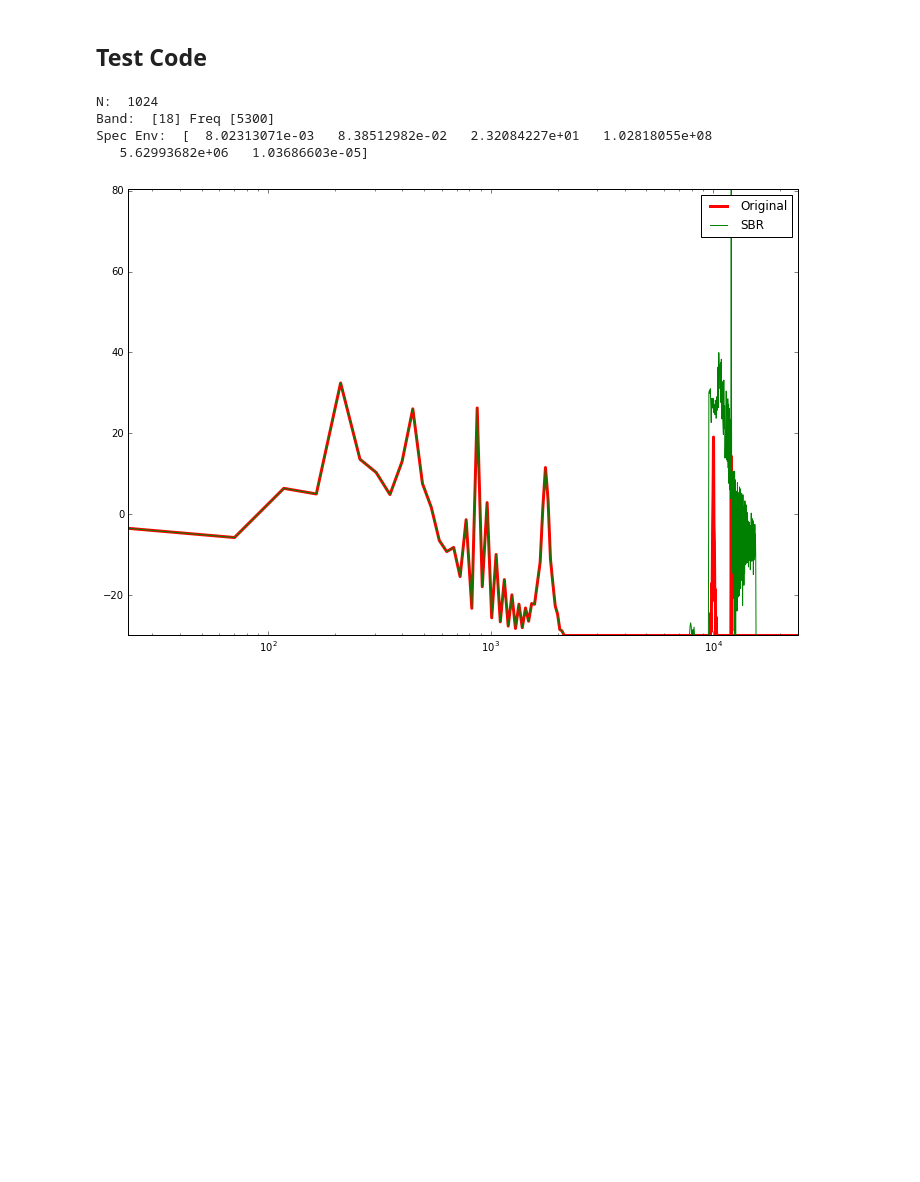
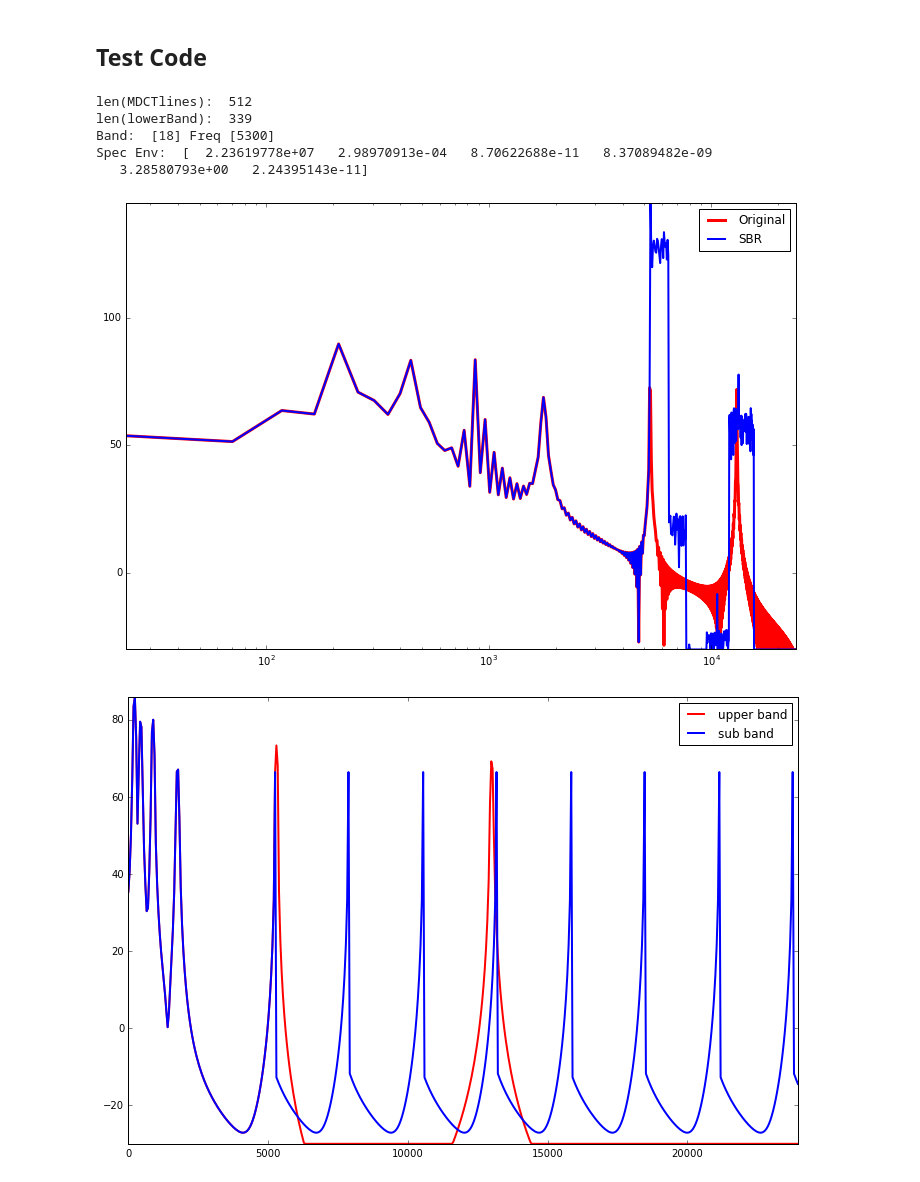
Before and after one commit to nickgang/ccrmac, a Jupyter notebook: baseCoder/SBR.ipynb, the cells around one changed output. Saved outputs shown, nothing was run; the diff lists cells and outputs as text; code cells hidden in the pictures; blank space fills up the shorter version.

Commit message:
Fixing SBR problem with spectral envelope calculation and multiple band replications

```diff
--- a/baseCoder/SBR.ipynb
+++ b/baseCoder/SBR.ipynb
@@ -17,12 +17,12 @@ def calcSpecEnv(data,cutoff,fs,hfRecType=2):
     # fs:        Sampling rate in Hz
     # hfRecType: 1 for full subband, 2 for altered subband that repeats top half
     N = data.size
-    print 'N: ',N
     freqVec = np.arange(0,fs/2,fs/float(N)) # Vector of FFT bin frequencies
     Xn = np.fft.fft(w.HanningWindow(data),N)
     hannWin = (1/float(N))*np.sum(np.power(w.HanningWindow(np.ones_like(data)),2)) # Get avg pow of hann window
     XnI = (4/(np.power(N,2)*hannWin))*(np.power(np.abs(Xn),2)) # Compute values of FFT intensity
     # Transpose down top half of subband if we're using altered alg
+    XnI = XnI[0:N/2]
     cutBin = freqToBinFFT(N,cutoff,fs)
     subBand = np.array(XnI[0:cutBin],copy=True)
     if hfRecType==2:
@@ -49,15 +49,25 @@ def calcSpecEnv(data,cutoff,fs,hfRecType=2):
     nHfBands = len(bandLimits)-cutBand # How many bands will be reconstructed
     specEnv = np.zeros(nHfBands-1)
 
+    recBand = np.append(XnI[0:cutBin],subBand)
     for i in range(nHfBands-1):
         bandLines = np.intersect1d(np.argwhere(freqVec>bandLimits[cutBand+i]),\
                                    np.argwhere(freqVec<=bandLimits[cutBand+i+1]))
         highMean = np.mean(XnI[bandLines])
-        subSlice = subBand[i*len(bandLines):(i+1)*len(bandLines)]
+        subSlice = recBand[bandLines]
         subMean = np.mean(subSlice)
         # Spec Env is ratio of avg intensity in each hi-freq critical band to corresponding sub band
         specEnv[i]=highMean/subMean
     specEnv[np.nonzero(np.isnan(specEnv))] = 1 # Get rid of pesky nans
+
+    plt.figure(2)
+    plt.plot(freqVec,p.SPL(XnI),color='red',lw=2,label='upper band')
+    plt.hold(True)
+    plt.plot(freqVec,p.SPL(recBand),color='blue',lw=2,label='sub band')
+    a = plt.gca()
+    a.legend()
+    a.axis('tight')
+
     return specEnv
 # %% [markdown]
 ## Decoder Methods
@@ -78,19 +88,18 @@ def HiFreqRec(mdctLines,fs,cutoff,hfRecType=2):
             lowerBand[0:int(np.floor(cutBin/2))] = lowerBand[int(np.floor(cutBin/2)+1):cutBin]
         # Add in additional high frequencies if reconstructed bin doesn't go all the way to nyquist
         lowSize = int(len(lowerBand))
-        highSize = int(nMDCT-lowSize)
+        highSize = int(len(mdctLines[cutBin:]))
         if lowSize<highSize:
             multiples = highSize/lowSize
             diff = highSize%lowSize
+            addition = np.array(lowerBand,copy=True) # This is the piece to add in each time
             # Add in more copies of low band until sizes are comparable
             for m in range(multiples-1):
-                np.append(lowerBand,lowerBand)
+                lowerBand = np.append(lowerBand,addition)
             if diff!=0:
                 subBand = np.append(lowerBand,np.zeros(diff))
                 lowerBand[-diff:] = lowerBand[0:diff]
-
         mdctLines[cutBin+1:cutBin+len(lowerBand)+1] = lowerBand # Do the transposition
-
     return mdctLines.astype(float) # If these are ints it can cause problems
 # %%
 # Additional High Frequency Components
@@ -98,7 +107,7 @@ def AddHiFreqs(mdctLines,fs,cutoff):
     nMDCT = len(mdctLines)
     cutBin = freqToBin(nMDCT,cutoff,fs)
     noiseBins = len(mdctLines[cutBin:])
-    mdctLines[cutBin:] *= np.absolute(np.random.normal(1,0.5,noiseBins))# Add some noise to reconstructed bins
+    mdctLines[cutBin:] += np.absolute(np.random.normal(0,0.0001,noiseBins))# Add some noise to reconstructed bins
     return mdctLines
 # %%
 # Envelope Adjustment (assumes HF Reconstruction has occured)
@@ -157,44 +166,46 @@ if __name__ == "__main__":
 
     # Test Signal from previous hw
     A = np.array([0.40,0.20,0.20,0.09,0.06,0.05]) # Sinusoidal component amplitudes
-    F = np.array([220,440,880,10000,12000,1760]) # Sinusoidal frequencies
+    F = np.array([220,440,880,5300,13000,1760]) # Sinusoidal frequencies
     xn = A[0]*np.cos(2*np.pi*F[0]*n) + A[1]*np.cos(2*np.pi*F[1]*n) +\
     A[2]*np.cos(2*np.pi*F[2]*n) + A[3]*np.cos(2*np.pi*F[3]*n) + \
     A[4]*np.cos(2*np.pi*F[4]*n) + A[5]*np.cos(2*np.pi*F[5]*n)
 
 # #     Noise Signal
 #     x = np.random.uniform(-1,1,(N))
-#     b,a = signal.butter(5,0.9) # lowpass filter
+#     b,a = signal.butter(5,0.25) # lowpass filter
 #     xn = signal.lfilter(b,a,x)
 
 
     Xmdct = m.MDCT(w.SineWindow(xn),N/2,N/2) # Compute FFT of signal
     sineWin = (1/float(N))*np.sum(np.power(w.SineWindow(np.ones_like(xn)),2)) # Get avg pow of hann window
-    XmI = (4/(np.power(N,2)*sineWin))*(np.power(np.abs(Xmdct),2)) # Convert values of FFT to intensity
+    XmI = (2/sineWin)*(np.power(np.abs(Xmdct),2)) # Convert values of FFT to intensity
 
     cutoff = 5300
 
     specEnv = calcSpecEnv(xn,cutoff,fs)
 
     copyBins = np.array(XmI,copy=True)
     newBins = HiFreqRec(copyBins,fs,cutoff)
     noiseBins = AddHiFreqs(newBins,fs,cutoff)
     envBins = EnvAdjust(noiseBins,fs,cutoff,specEnv)
 
     plt.figure(1)
     plt.semilogx(freqMDCT,p.SPL(XmI),color='red',lw=3,label="Original")
     plt.hold(True)
-    plt.semilogx(freqMDCT,p.SPL(envBins),color='green',lw=1,label="SBR")
+    plt.semilogx(freqMDCT,p.SPL(envBins),color='blue',lw=2,label="SBR")
     plt.hold(True)
     a = plt.gca()
     a.legend()
     a.axis('tight')
 
     print 'Band: ',freqToBand(cutoff),'Freq',p.cbFreqLimits[freqToBand(cutoff)]
     print 'Spec Env: ',specEnv
 # %% [output]
-N:  1024
+len(MDCTlines):  512
+len(lowerBand):  339
 Band:  [18] Freq [5300]
-Spec Env:  [  8.02313071e-03   8.38512982e-02   2.32084227e+01   1.02818055e+08
-   5.62993682e+06   1.03686603e-05]
+Spec Env:  [  2.23619778e+07   2.98970913e-04   8.70622688e-11   8.37089482e-09
+   3.28580793e+00   2.24395143e-11]
-[figure, old version]
+[figure, new version]
+[figure, added]
```
Also changed, not shown: parts of 1 cell of this notebook, 1 other file.
